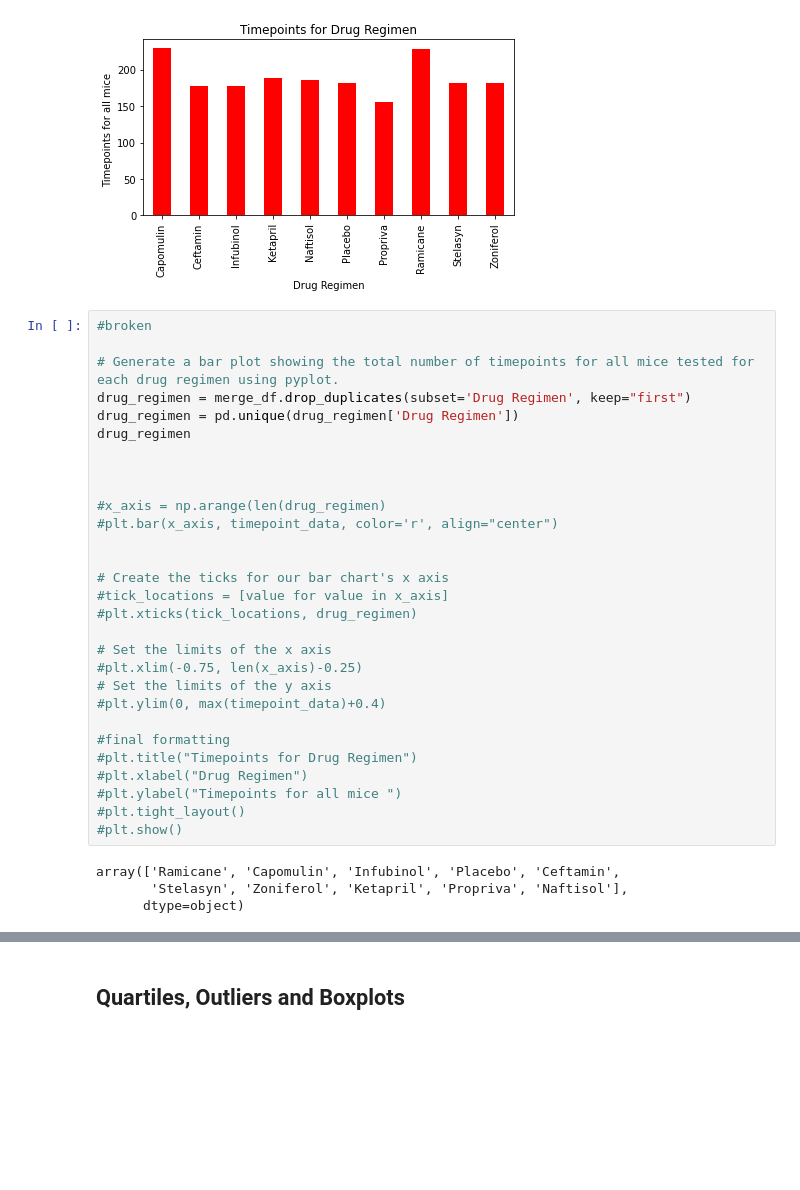
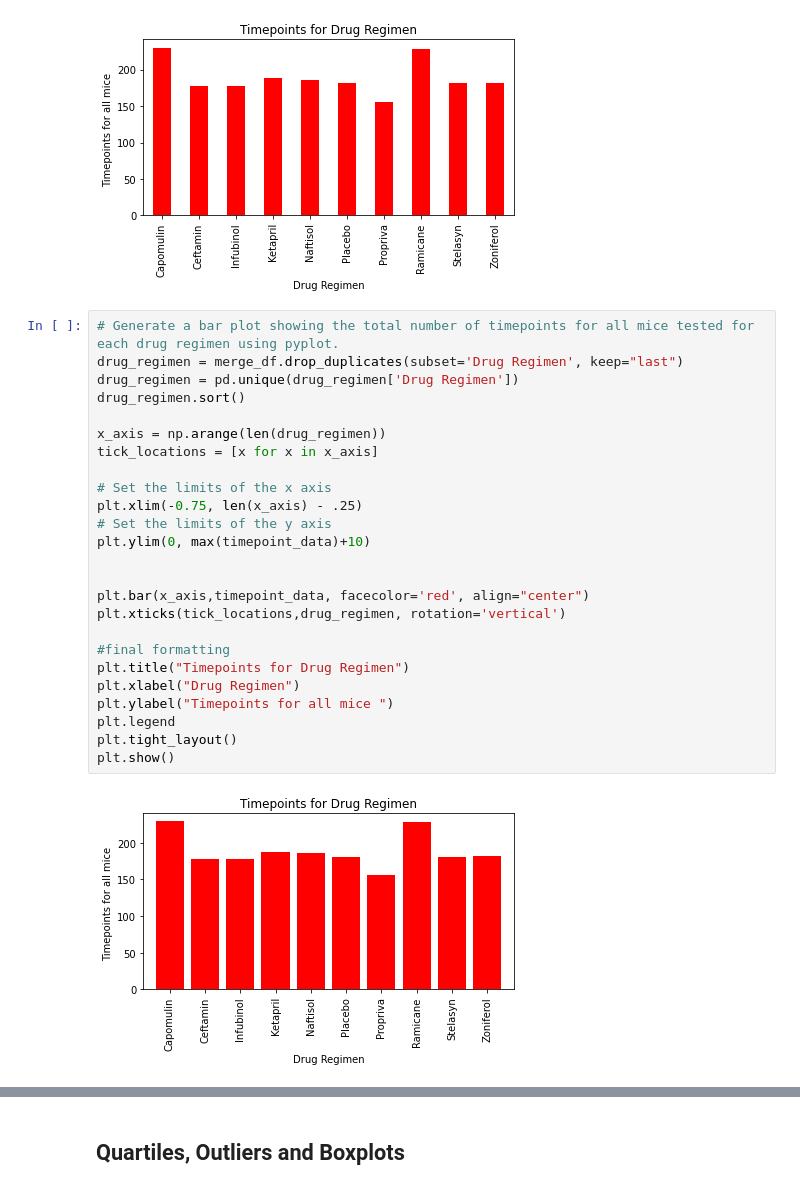
Before and after one commit to RichKirsch80/Data-Visualization-using-Matplotlib, a Jupyter notebook: Pymaceuticals/pymaceuticals_starter.ipynb, the cells around one changed output, grey strips where cells are left out. Drawn from its saved outputs; the diff is of its cells as text; blank space fills up the shorter version.

```diff
--- a/Pymaceuticals/pymaceuticals_starter.ipynb
+++ b/Pymaceuticals/pymaceuticals_starter.ipynb
@@ -151,36 +163,30 @@ plt.show()
 # %% [output]
 [figure]
 # %%
-#broken
+# Generate a bar plot showing the total number of timepoints for all mice tested for each drug regimen using pyplot.
+drug_regimen = merge_df.drop_duplicates(subset='Drug Regimen', keep="last")
+drug_regimen = pd.unique(drug_regimen['Drug Regimen'])
+drug_regimen.sort()
 
-# Generate a bar plot showing the total number of timepoints for all mice tested for each drug regimen using pyplot.
-drug_regimen = merge_df.drop_duplicates(subset='Drug Regimen', keep="first")
-drug_regimen = pd.unique(drug_regimen['Drug Regimen'])
-drug_regimen
+x_axis = np.arange(len(drug_regimen))
+tick_locations = [x for x in x_axis]
+
+# Set the limits of the x axis
+plt.xlim(-0.75, len(x_axis) - .25)
+# Set the limits of the y axis
+plt.ylim(0, max(timepoint_data)+10)
 
 
-
-#x_axis = np.arange(len(drug_regimen)
-#plt.bar(x_axis, timepoint_data, color='r', align="center")
-
-
-# Create the ticks for our bar chart's x axis
-#tick_locations = [value for value in x_axis]
-#plt.xticks(tick_locations, drug_regimen)
-
-# Set the limits of the x axis
-#plt.xlim(-0.75, len(x_axis)-0.25)
-# Set the limits of the y axis
-#plt.ylim(0, max(timepoint_data)+0.4)
+plt.bar(x_axis,timepoint_data, facecolor='red', align="center")
+plt.xticks(tick_locations,drug_regimen, rotation='vertical')
 
 #final formatting
-#plt.title("Timepoints for Drug Regimen")
-#plt.xlabel("Drug Regimen")
-#plt.ylabel("Timepoints for all mice ")
-#plt.tight_layout()
-#plt.show()
+plt.title("Timepoints for Drug Regimen")
+plt.xlabel("Drug Regimen")
+plt.ylabel("Timepoints for all mice ")
+plt.legend
+plt.tight_layout()
+plt.show()
 # %% [output]
-array(['Ramicane', 'Capomulin', 'Infubinol', 'Placebo', 'Ceftamin',
-       'Stelasyn', 'Zoniferol', 'Ketapril', 'Propriva', 'Naftisol'],
-      dtype=object)
+[figure, added]
 # %%
```
Also changed, not shown: parts of 17 cells of this notebook.
